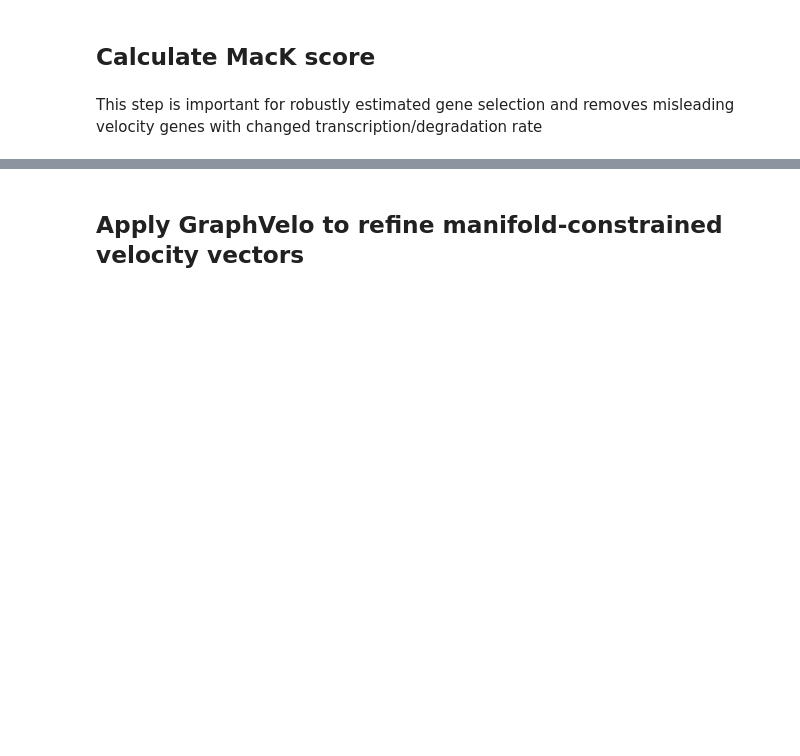
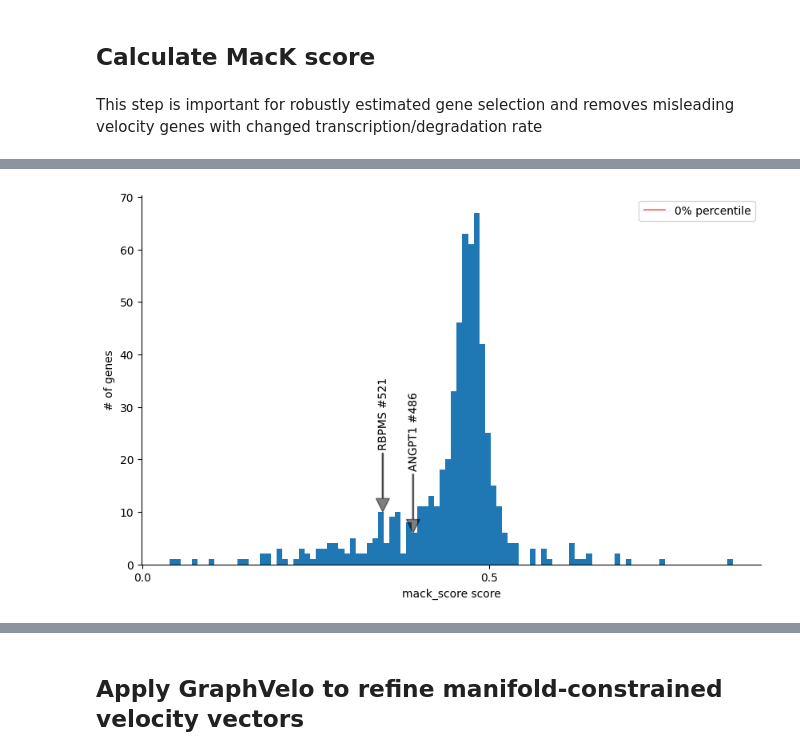
Before and after one commit to xing-lab-pitt/GraphVelo, a Jupyter notebook: docs/source/graphvelo_notebooks/tutorials/tutorial_for_scvelo.ipynb, the cells around one changed output, grey strips where cells are left out. Saved outputs shown, nothing was run; the diff lists cells and outputs as text; code cells hidden in the pictures; blank space fills up the shorter version.

```diff
--- a/docs/source/graphvelo_notebooks/tutorials/tutorial_for_scvelo.ipynb
+++ b/docs/source/graphvelo_notebooks/tutorials/tutorial_for_scvelo.ipynb
@@ -100,0 +108,5 @@ mack_score(adata, ekey='Ms', vkey='velocity', tkey='palantir_pseudotime')
+# %%
+gene_score_histogram(adata, 'mack_score', genes = ['ANGPT1', 'RBPMS'], bins=100, quantile=False)
+plt.show()
+# %% [output]
+[figure, added]
```
Also changed, not shown: parts of 9 cells of this notebook.
